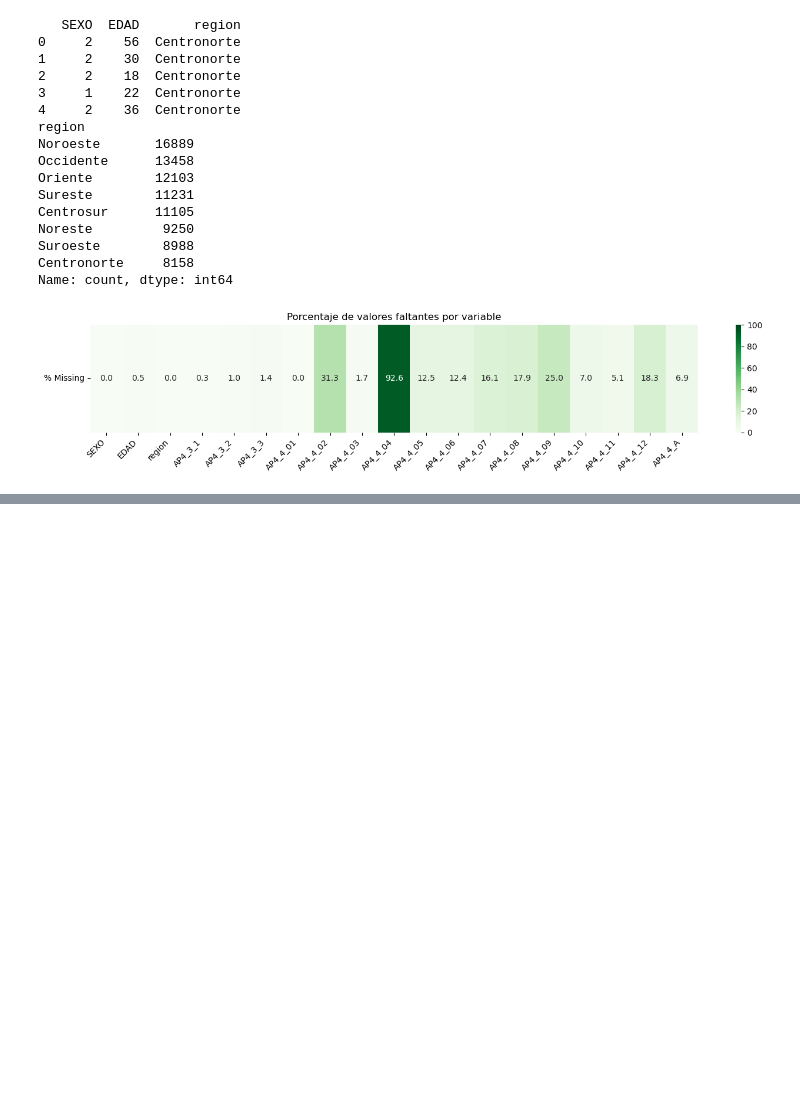
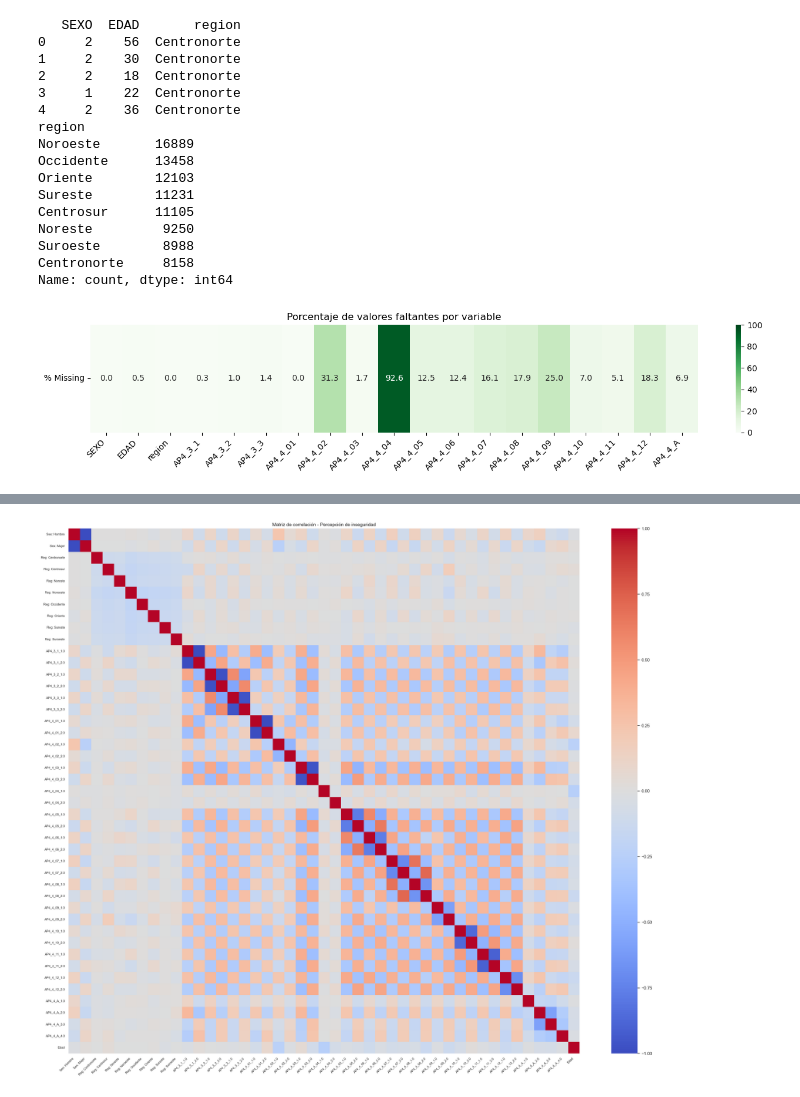
Before and after one commit to mariasolsampogna/E337_Grupo2, a Jupyter notebook: Cosas Poster/Poster.ipynb, the cells around one changed output, grey strips where cells are left out. Drawn from its saved outputs; the diff is of its cells as text; code cells hidden in the pictures; blank space fills up the shorter version.

```diff
--- a/Cosas Poster/Poster.ipynb
+++ b/Cosas Poster/Poster.ipynb
@@ -321,0 +369,30 @@ plt.show()
+# %%
+# Paso 1: Crear dummies para las variables categóricas
+dummies = []
+
+# SEXO
+df_sexo = df_analisis["SEXO"].astype("string")
+dummies.append(pd.get_dummies(df_sexo, prefix="SEXO"))
+
+# REGION
+df_region = df_analisis["region"].astype("string")
+dummies.append(pd.get_dummies(df_region, prefix="REGION"))
+
+# Definamos las variables de interes:
+
+cols_interest = [
+    "AP4_3_1", "AP4_3_2", "AP4_3_3",
+    "AP4_4_01", "AP4_4_02", "AP4_4_03", "AP4_4_04",
+    "AP4_4_05", "AP4_4_06", "AP4_4_07", "AP4_4_08",
+    "AP4_4_09", "AP4_4_10", "AP4_4_11", "AP4_4_12",
+    "AP4_4_A"
+]
+
+for col in cols_interest:
+    df_col = df_analisis[col].astype("string")
+    dummies.append(pd.get_dummies(df_col, prefix=col))
+
+# EDAD va directa, es numérica
+dummies.append(df_analisis[["EDAD"]])
+
+dummies = pd.concat(dummies, axis=1)
@@ -321,0 +449,15 @@ plt.show()
+# %%
+# Paso 3: Abreviar
+dummies.columns = dummies.columns.str.replace("Región: ", "Reg: ", regex=False)
+dummies.columns = dummies.columns.str.replace("Sexo: ", "Sex: ", regex=False)
+
+# Paso 4: Graficar
+plt.figure(figsize=(24, 20))
+sns.heatmap(dummies.corr(), vmin=-1, vmax=1, cmap="coolwarm")
+plt.xticks(rotation=45, ha="right", fontsize=8)
+plt.yticks(rotation=0, fontsize=8)
+plt.title("Matriz de correlación - Percepción de inseguridad")
+plt.tight_layout()
+plt.show()
+# %% [output]
+[figure, added]
```
Also changed, not shown: parts of 31 cells of this notebook.
